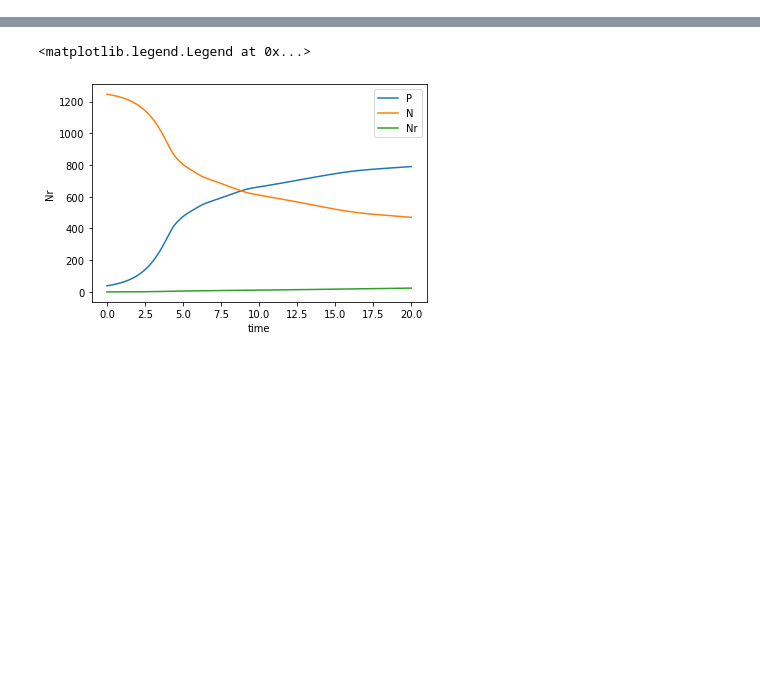
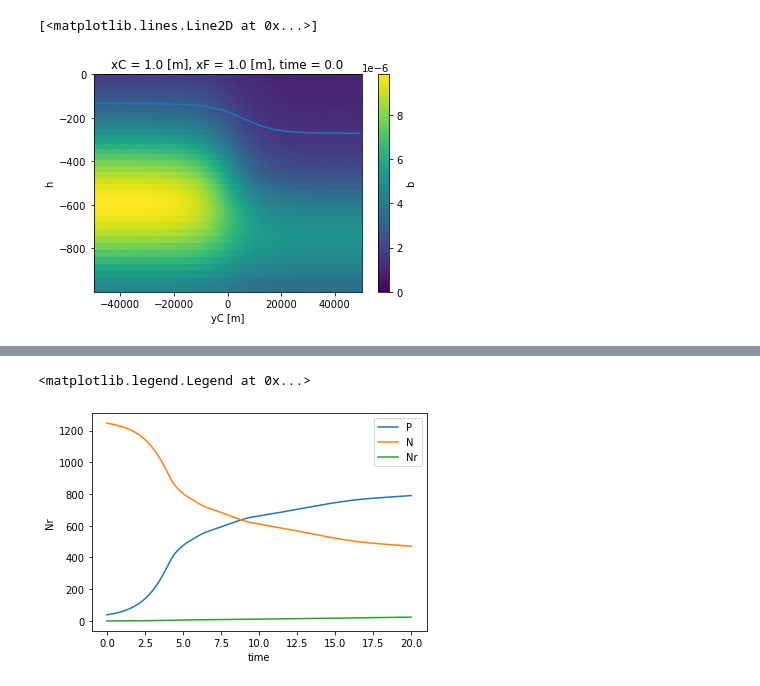
Before and after one commit to iuryt/Bioceananigans.jl, a Jupyter notebook: analysis.ipynb, the cells around one changed output, grey strips where cells are left out. Cells and saved outputs as stored; diff of their text form; code cells hidden in the pictures; blank space fills up the shorter version.

```diff
--- a/analysis.ipynb
+++ b/analysis.ipynb
@@ -7,0 +14,6 @@ ds = ds.assign_coords(time=ds.time.astype("float")*1e-9/86400)
+# %%
+(ds.b.differentiate("zC")).plot()
+(-ds.h).plot()
+# %% [output]
+[<matplotlib.lines.Line2D at 0x...>]
+[figure, added]
```
Also changed, not shown: parts of 3 cells of this notebook.
